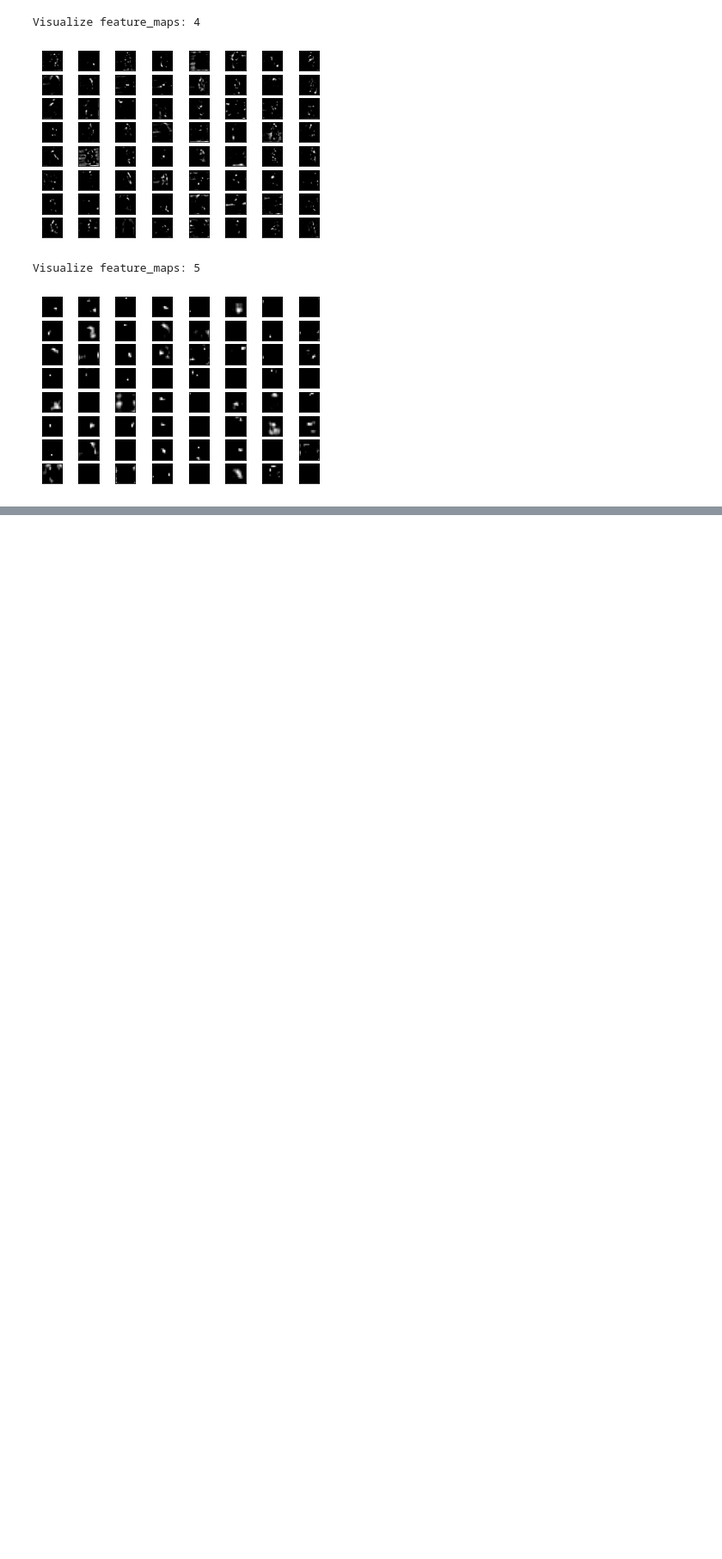
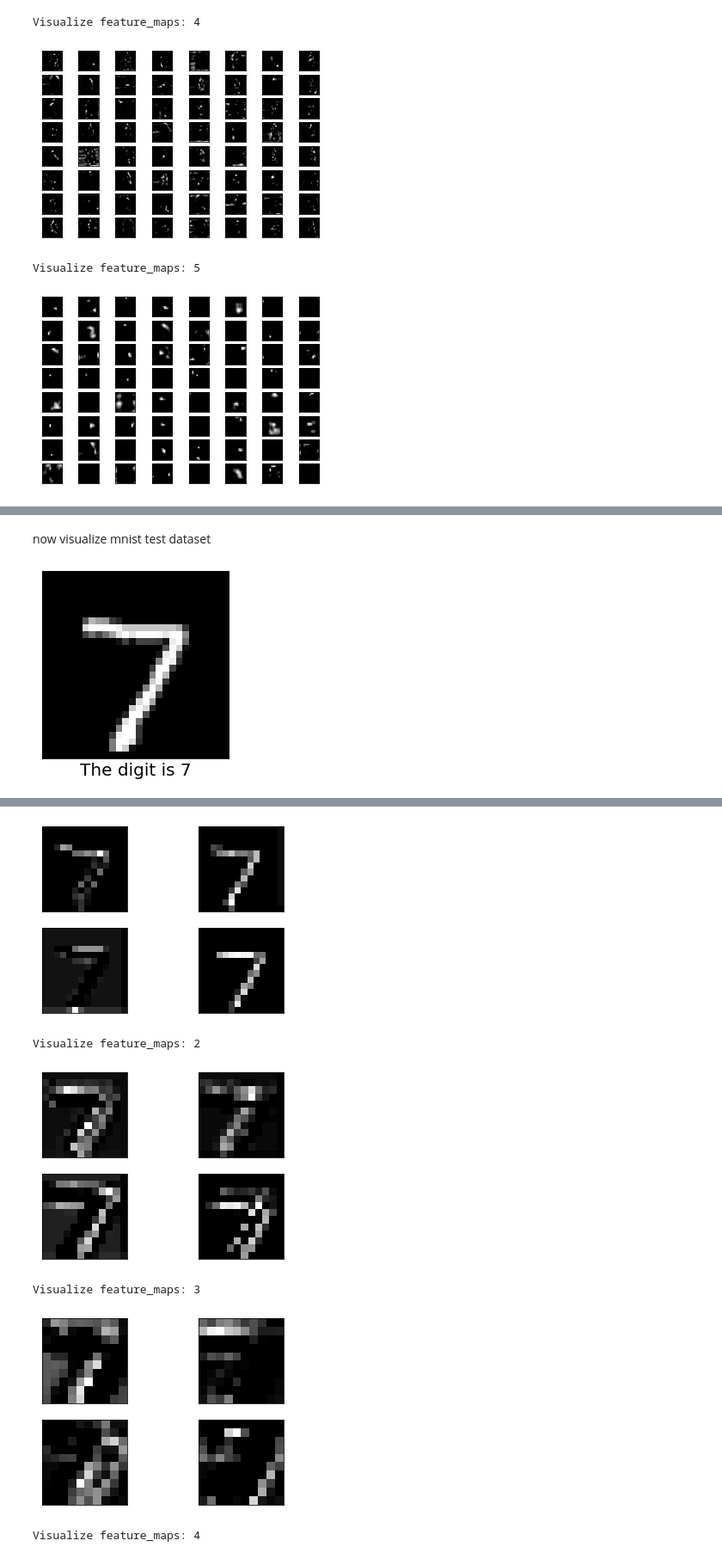
Before and after one commit to MohammadRaziei/Deep-Learning-Cource, a Jupyter notebook: HW02.ipynb, the cells around one changed output, grey strips where cells are left out. Shown at 86% size. Cells and saved outputs as stored; diff of their text form; code cells hidden in the pictures; blank space fills up the shorter version.

```diff
--- a/HW02.ipynb
+++ b/HW02.ipynb
@@ -891,0 +1033,35 @@ Visualize feature_maps: 5
+# %%
+from tensorflow.keras import Sequential
+from tensorflow.keras.layers import InputLayer, Flatten, Dense, Dropout, Conv2D, BatchNormalization
+from tensorflow.keras.losses import BinaryCrossentropy, CategoricalCrossentropy, MeanSquaredError
+
+model_p4 = Sequential([
+    InputLayer((28,28,1)),
+    BatchNormalization(),
+    Conv2D(filters=16, kernel_size=(3,3), strides=(2,2), padding='same', activation='relu'),
+    Conv2D(filters=32, kernel_size=(3,3), strides=(1,1), padding='valid', activation='relu'),
+    BatchNormalization(),
+    Conv2D(filters=64, kernel_size=(3,3), strides=(1,1), padding='valid', activation='relu'),
+    Conv2D(filters=32, kernel_size=(3,3), strides=(1,1), padding='valid', activation='relu'),
+    BatchNormalization(),
+    Conv2D(filters=1, kernel_size=(1,1), strides=(1,1), padding='valid', activation='relu'),
+    BatchNormalization(),
+
+    Flatten(),
+    Dense(64, activation='relu'),
+    Dense(10, activation='softmax')
+])
+
+
+model_p4.compile(optimizer='adam',
+              loss=CategoricalCrossentropy(),
+              metrics=['accuracy'])
+
+history = model_p4.fit(trainX,
+                    trainY,
+                    batch_size=64,
+                    epochs=20,
+                    validation_data=(validX, validY)
+                   )
+test_loss, test_acc = model_p4.evaluate(testX, testY, verbose=2)
+print('\nTest accuracy:', test_acc*100)
@@ -891,0 +1135,10 @@ Visualize feature_maps: 5
+# %% [markdown]
+now visualize mnist test dataset
+# %%
+# digit is 7
+image, label = get_image((testX, testY), 0)
+
+model = create_new_model(model_p4)
+visualize_for(model, image, square=2)
+# %% [output]
+[figure, added]
@@ -891,0 +1147,6 @@ Visualize feature_maps: 5
+[figure, added]
+Visualize feature_maps: 2
+[figure, added]
+Visualize feature_maps: 3
+[figure, added]
+Visualize feature_maps: 4
```
Also changed, not shown: parts of 13 cells of this notebook.
